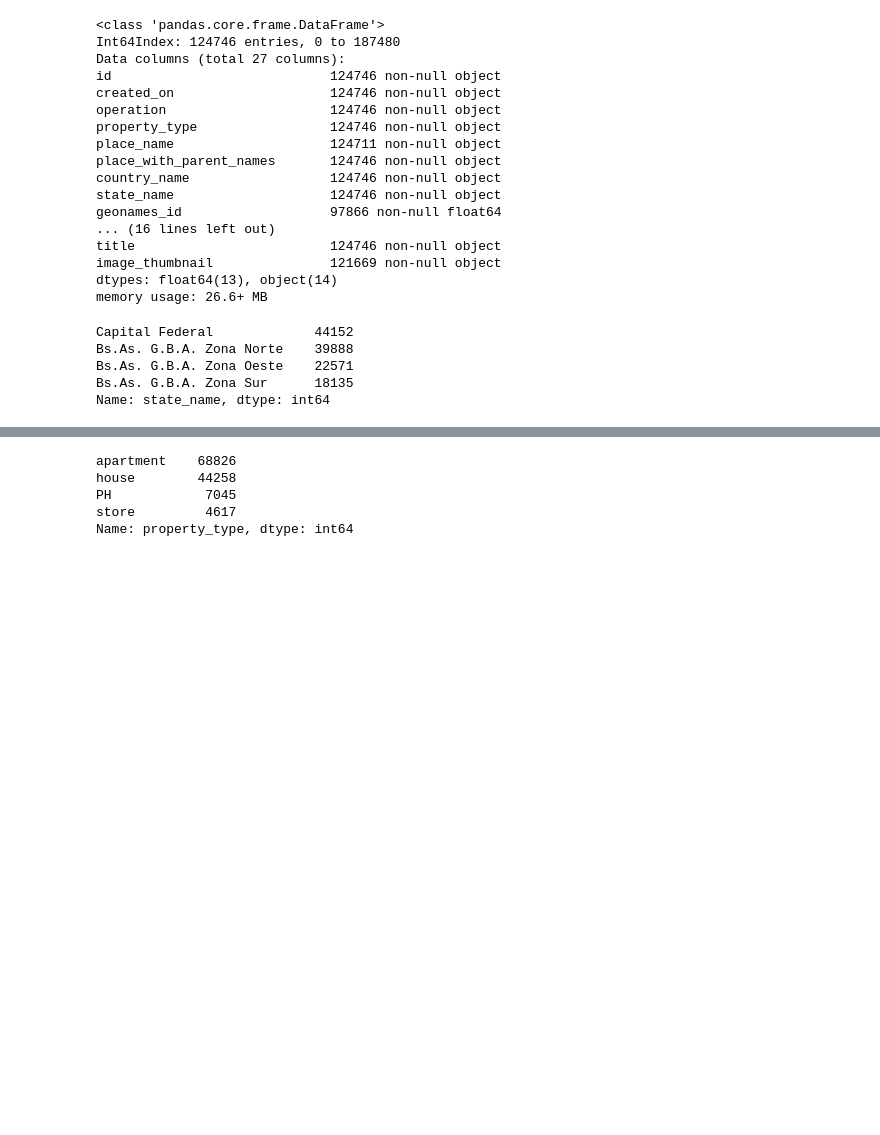
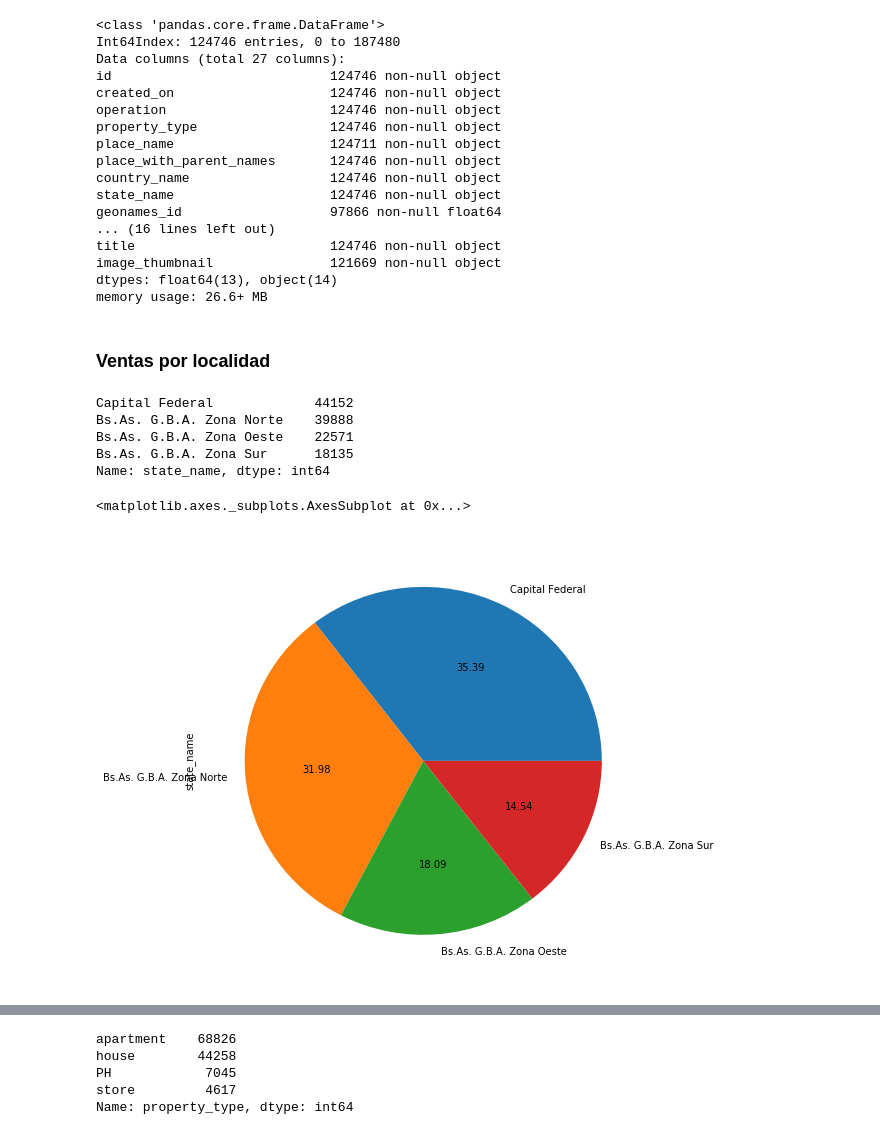
Before and after one commit to DanielMankowski/Data-Scients, a Jupyter notebook: TP 1.ipynb, the cells around one changed output, grey strips where cells are left out. Cells and saved outputs as stored; diff of their text form; code cells hidden in the pictures; blank space fills up the shorter version.

```diff
--- a/TP 1.ipynb
+++ b/TP 1.ipynb
@@ -87,6 +74,8 @@ title                         124746 non-null object
 image_thumbnail               121669 non-null object
 dtypes: float64(13), object(14)
 memory usage: 26.6+ MB
+# %% [markdown]
+### Ventas por localidad
 # %%
 prop_barrio = prop_caba_gba['state_name'].value_counts()
 prop_barrio
@@ -96,6 +85,14 @@ Bs.As. G.B.A. Zona Norte    39888
 Bs.As. G.B.A. Zona Oeste    22571
 Bs.As. G.B.A. Zona Sur      18135
 Name: state_name, dtype: int64
+# %%
+%matplotlib inline
+plt.figure()
+#comparar porcentaje y totales
+prop_barrio.plot.pie(figsize=(8, 8),autopct='%.2f')
+# %% [output]
+<matplotlib.axes._subplots.AxesSubplot at 0x...>
+[figure, added]
 # %%
 def parsear_zona(row):
     mylist = row['place_with_parent_names'].split("|")
```
Also changed, not shown: parts of 33 cells of this notebook.
